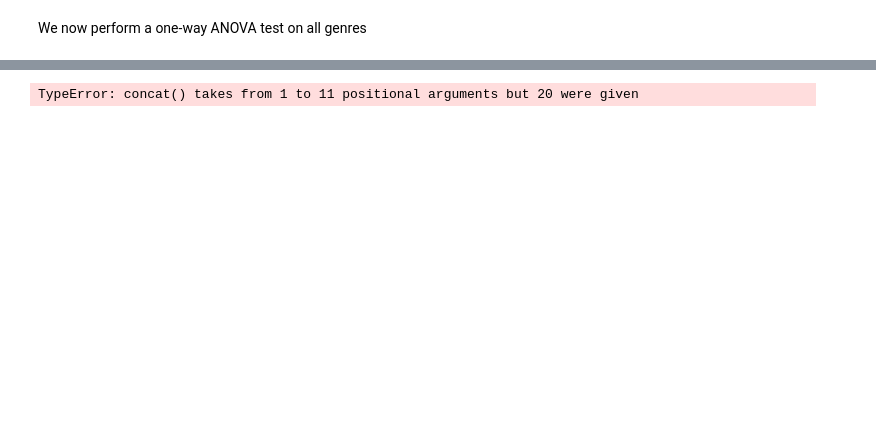
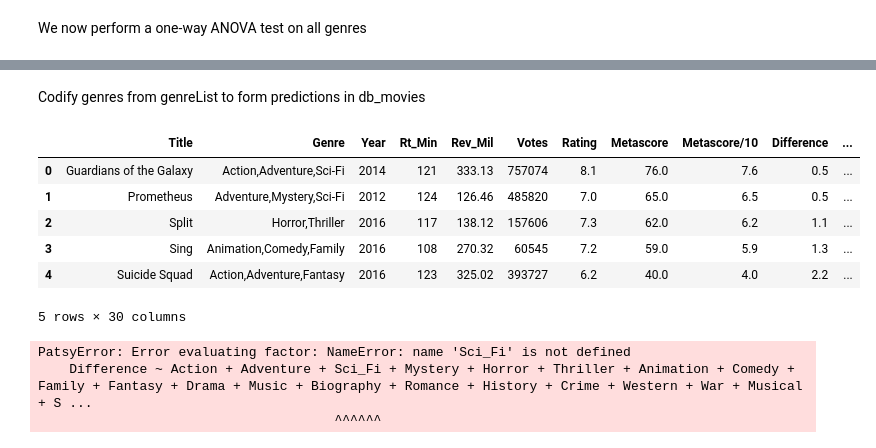
Before and after one commit to Laser11/GenreVDeltaRatings, a Jupyter notebook: project_nb.ipynb, the cells around one changed output, grey strips where cells are left out. Saved outputs shown, nothing was run; the diff lists cells and outputs as text; code cells hidden in the pictures; blank space fills up the shorter version.

```diff
--- a/project_nb.ipynb
+++ b/project_nb.ipynb
@@ -216,6 +220,4 @@ P Value
 # %%
 #Perform a box plot of the differences
-diff_Frame = pd.concat(*movieDifferences)
-diff_Frame.head()
-# %% [output]
-TypeError: concat() takes from 1 to 11 positional arguments but 20 were given
+# %% [markdown]
+Codify genres from genreList to form predictions in db_movies
@@ -221,0 +228,39 @@ TypeError: concat() takes from 1 to 11 positional arguments but 20 were given
+# %%
+db_sample = db_base.copy()
+
+
+#Isolate desired variables
+db_sample = db_sample[['Title','Genre','Year',
+                       'Run_Min','Rev_Mil','Votes',
+                       'Rating','Metascore',
+                       'Metascore/10','Difference']]
+
+#Create pd series for each genre and append to dataframe
+for genre in genreList:
+    db_sample[genre] = pd.Series([genre in row_sample['Genre'] for ind, row_sample in db_sample.iterrows()],db_sample.index)
+
+#Convert column names for patsy design matrix
+db_sample.rename(columns={'Sci-Fi':'Sci_Fi','Runtime (Minutes)':'Rt_Min','Revenue (Millions)':'Rev_Mil'},inplace=True)
+
+db_sample.head()
+# %% [output]
+|  | Title | Genre | Year | Rt_Min | Rev_Mil | Votes | Rating | Metascore | Metascore/10 | Difference | ... |
+| 0 | Guardians of the Galaxy | Action,Adventure,Sci-Fi | 2014 | 121 | 333.13 | 757074 | 8.1 | 76.0 | 7.6 | 0.5 | ... |
+| 1 | Prometheus | Adventure,Mystery,Sci-Fi | 2012 | 124 | 126.46 | 485820 | 7.0 | 65.0 | 6.5 | 0.5 | ... |
+| 2 | Split | Horror,Thriller | 2016 | 117 | 138.12 | 157606 | 7.3 | 62.0 | 6.2 | 1.1 | ... |
+| 3 | Sing | Animation,Comedy,Family | 2016 | 108 | 270.32 | 60545 | 7.2 | 59.0 | 5.9 | 1.3 | ... |
+| 4 | Suicide Squad | Action,Adventure,Fantasy | 2016 | 123 | 325.02 | 393727 | 6.2 | 40.0 | 4.0 | 2.2 | ... |
+5 rows × 30 columns
+# %%
+outcome_1,predictors_1 = patsy.dmatrices('Difference ~ Action + Adventure + Sci_Fi + Mystery + Horror + Thriller + Animation + Comedy + Family + Fantasy + Drama + Music + Biography + Romance + History + Crime + Western + War + Musical + Sport',db_sample)
+model_1 = sm.OLS(outcome_1,predictors_1)
+result_1 = model_1.fit()
+
+assert isinstance(outcome_1, patsy.design_info.DesignMatrix)
+assert isinstance(predictors_1, patsy.design_info.DesignMatrix)
+assert isinstance(model_1, sm.regression.linear_model.OLS)
+assert isinstance(result_1, sm.regression.linear_model.RegressionResultsWrapper)
+# %% [output]
+PatsyError: Error evaluating factor: NameError: name 'Sci_Fi' is not defined
+    Difference ~ Action + Adventure + Sci_Fi + Mystery + Horror + Thriller + Animation + Comedy + Family + Fantasy + Drama + Music + Biography + Romance + History + Crime + Western + War + Musical + S ...
+                                      ^^^^^^
```
Also changed, not shown: parts of 13 cells of this notebook.
